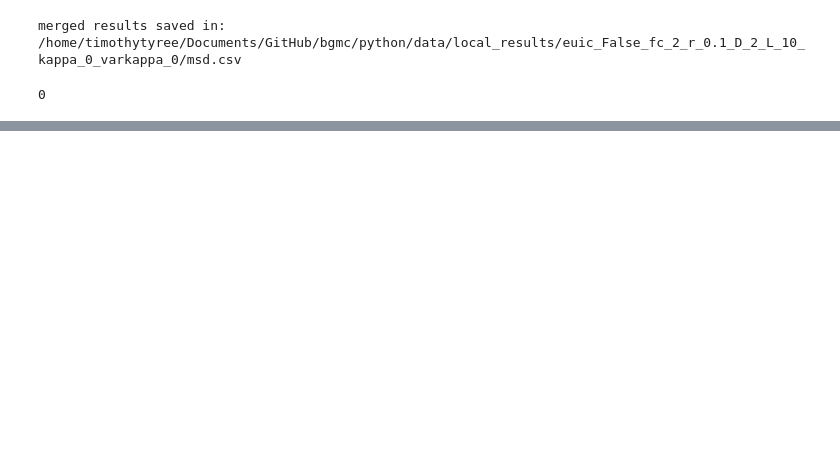
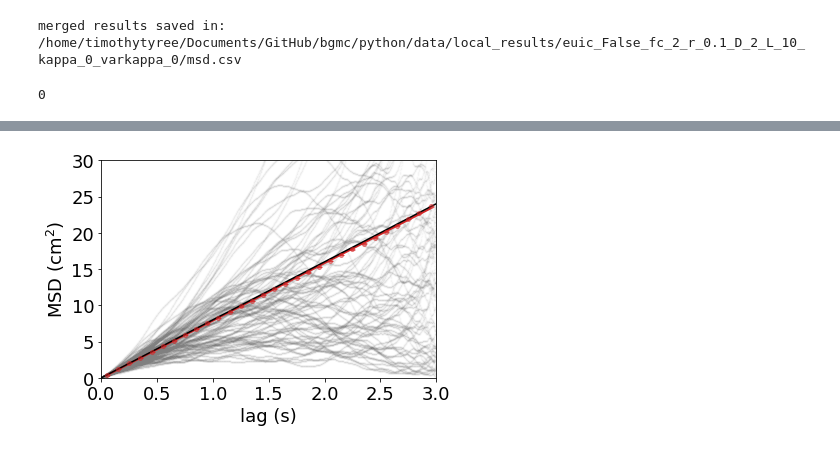
Before and after one commit to timtyree/care, a Jupyter notebook: notebooks/Processing a Folder of Tip Logs.ipynb, the cells around one changed output, grey strips where cells are left out. Drawn from its saved outputs; the diff is of its cells as text; code cells hidden in the pictures; blank space fills up the shorter version.

Commit message:
Demonstrated approximately that varkappa_apparent ==varkappa_expected and that D_apparent==D_expected

```diff
--- a/notebooks/Processing a Folder of Tip Logs.ipynb
+++ b/notebooks/Processing a Folder of Tip Logs.ipynb
@@ -477,6 +506,10 @@ npartitions
 # %%
+#extract values
+lagt_values = df_in['lagt'].values
+msd_values = df_in['msd'].values
+
 #bin and bootstrap results
-bins = 'auto'  #50#
+bins = 30#'auto'  #
 dict_out = bin_and_bootstrap_xy_values(x=lagt_values,
                                        y=msd_values,
                                        xlabel='lagt',
@@ -484,6 +517,6 @@ dict_out = bin_and_bootstrap_xy_values(x=lagt_values,
                                        bins=bins,
                                        min_numobs=None,
                                        num_bootstrap_samples=1000,
-                                      npartitions=npartitions)
+                                       npartitions=npartitions)
 df_emsd = pd.DataFrame(dict_out)
 df_emsd.head()
@@ -500,10 +547,12 @@ df_emsd.head()
 # %%
 #compute the linear fit of bootstrapped msd
 df=df_emsd
+xscale=0.001 #seconds per ms
 xmin=0. #ms
-xmax=500 #ms
-
-x_values=df['lagt'].values
+xmax=3000 #ms
+xmin*=xscale
+xmax*=xscale
+x_values=df['lagt'].values*xscale
 y_values=df['msd'].values
 x_err_values=df['Delta_lagt'].values
 y_err_values=df['Delta_msd'].values
@@ -521,7 +570,8 @@ dict_force_fit=dict_force_fit
 y_hat_values=y_hat_values
 
 #bluf
-print(f"the ols fit for diffusion coefficient is:")
+print(f"D_apparent={dict_force_fit['m']/4:.6f} +- {dict_force_fit['Delta_m']/4:.6f}")
+print(f"the ols fit for diffusion coefficient was computed from {xmin:.3f} to {xmax:.3f} seconds, resulting in D={dict_force_fit['m']/4:.4f} and:")
 print_dict(dict_force_fit)
 print(f"Nobs= {np.mean(counts):.0f} +- {np.std(counts):.0f}")
 print(f"trial_folder_name: {trial_folder_name}")
@@ -527,0 +588,19 @@ print(f"trial_folder_name: {trial_folder_name}")
+# %%
+ylim=30
+#plot mean radial velocities
+fig, ax = plt.subplots(ncols=1, figsize=(6, 4))
+
+lagt_values=df_in['lagt'].values[:1000000:10]
+msd_values=df_in['msd'].values[:1000000:10]
+ax.scatter(lagt_values*xscale,msd_values,alpha=0.03,color='gray',s=1)#,alpha=1,color='k')
+PlotMeanSquaredDisplacements(ax, x_values, y_values, y_err_values, y_hat_values,c='C3')
+
+xval=(x_values-np.min(x_values))*2
+ax.plot(xval,xval*8,'k-')
+
+ax.set_xlim([0,3])
+ax.set_ylim([0,ylim])
+ax.set_xlabel('lag (s)')
+plt.show()
+# %% [output]
+[figure, added]
```
Also changed, not shown: parts of 53 cells of this notebook, 16 other files.
